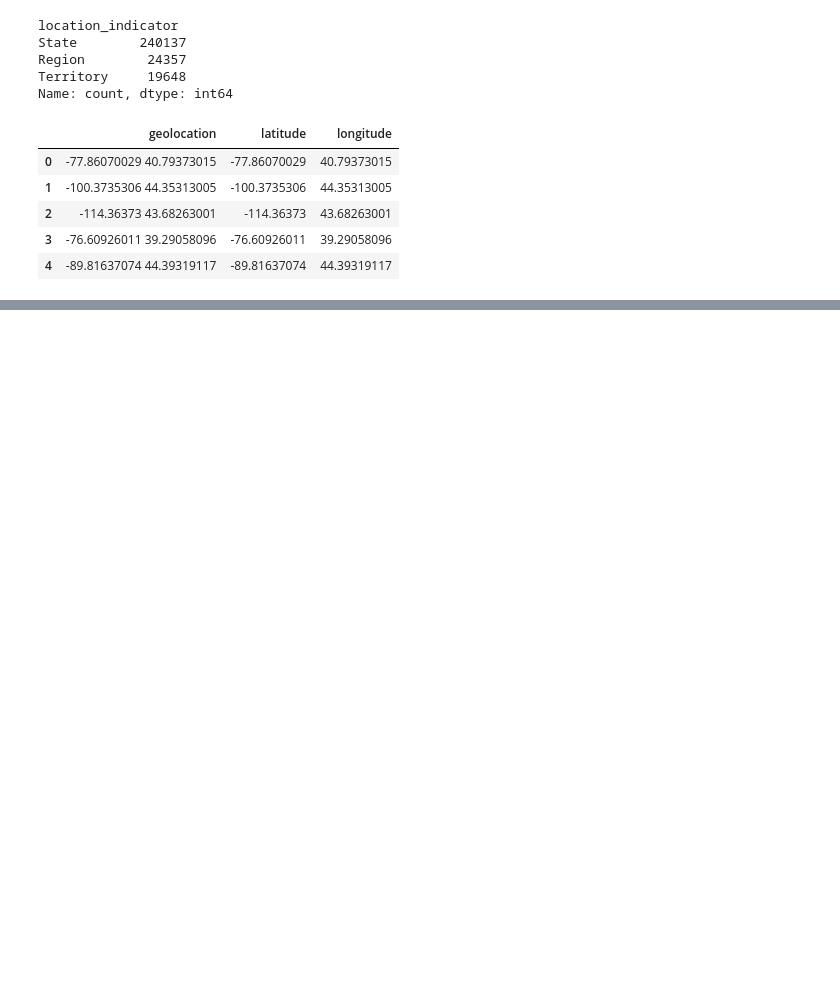
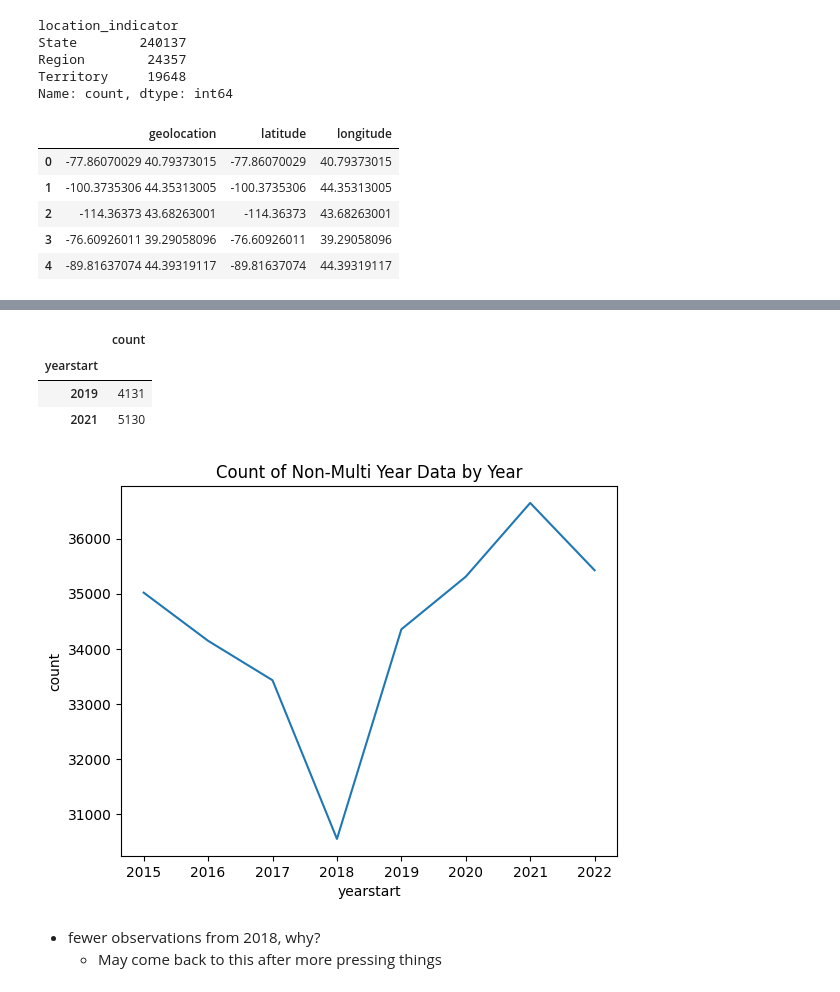
Before and after one commit to WulfNovak/python_data_cleaning, a Jupyter notebook: alz_health_data_clean.ipynb, the cells around one changed output, grey strips where cells are left out. Saved outputs shown, nothing was run; the diff lists cells and outputs as text; code cells hidden in the pictures; blank space fills up the shorter version.

```diff
--- a/alz_health_data_clean.ipynb
+++ b/alz_health_data_clean.ipynb
@@ -302,4 +289,8 @@ alz_messy_2[['geolocation', 'latitude', 'longitude']].head(5)
 | 3 | -76.60926011 39.29058096 | -76.60926011 | 39.29058096 |
 | 4 | -89.81637074 44.39319117 | -89.81637074 | 44.39319117 |
 # %%
-cleaner = alz_messy_2.drop(columns = ['datasource', 'geolocation', 'locationabbr', 'locationid']) # strat columns?
+# Drop unnecessary variables
+cleaner = alz_messy_2.drop(columns = ['datasource', 'geolocation', 'locationabbr', 'locationid', 'class', 'data_value_unit', 'datavaluetypeid', 'data_value_alt', 'data_value_footnote_symbol', 'stratificationcategory1', 'stratificationcategoryid1', 'stratification1', 'stratificationcategory2', 'stratification2']) # strat columns?
+
+# remove intermediary dataframe
+del alz_messy_2
@@ -317,0 +301,32 @@ cleaner = alz_messy_2.drop(columns = ['datasource', 'geolocation', 'locationabbr
+# %%
+# multi year data
+multi_year_count = (cleaner.iloc[multi_year.index].groupby('yearstart')
+                    .agg(count = ('yearstart', 'count')))
+multi_year_count
+
+# Are multi year rows due to the topic/question?
+
+# Year start is either 2019 OR 2021 for multi_year_df.
+# Year end is 2022 for both 2019 nd 2021. So 3 years, 2019 to 2022, or 2021 to 2022.
+# Is 2021 to 2022 the the same as 2022 to 2022?
+# %% [output]
+|  | count |
+| yearstart |  |
+| 2019 | 4131 |
+| 2021 | 5130 |
+# %%
+# non multi year data and dist'n
+non_multi_year_df = cleaner.drop(multi_year.index)
+
+year_count = (non_multi_year_df.groupby('yearstart')
+              .agg(count = ('yearstart', 'count'))
+              .reset_index())
+
+sns.lineplot(x = 'yearstart', y = 'count', data = year_count);
+plt.title('Count of Non-Multi Year Data by Year');
+plt.show();
+# %% [output]
+[figure, added]
+# %% [markdown]
+- fewer observations from 2018, why?
+    - May come back to this after more pressing things
```
Also changed, not shown: parts of 18 cells of this notebook.
